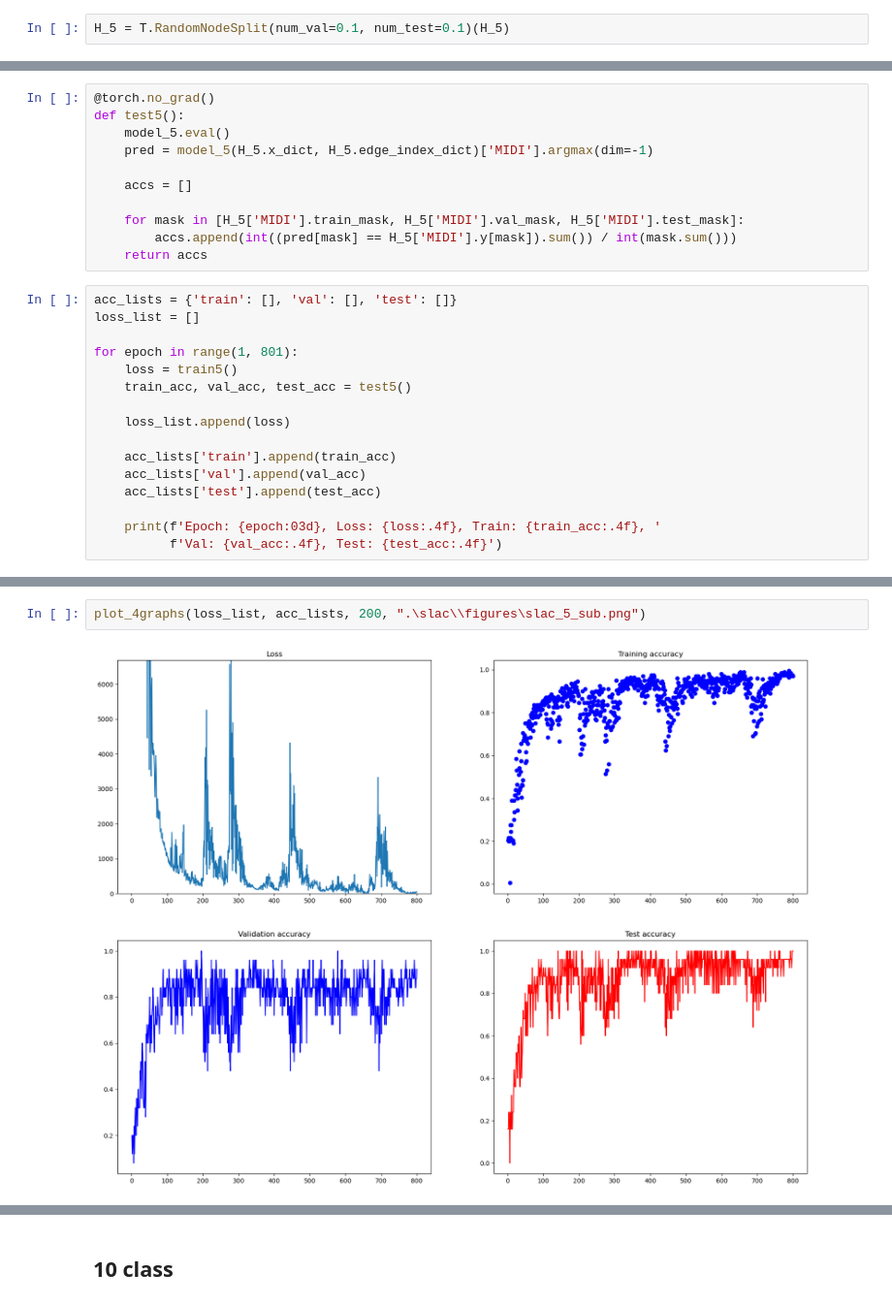
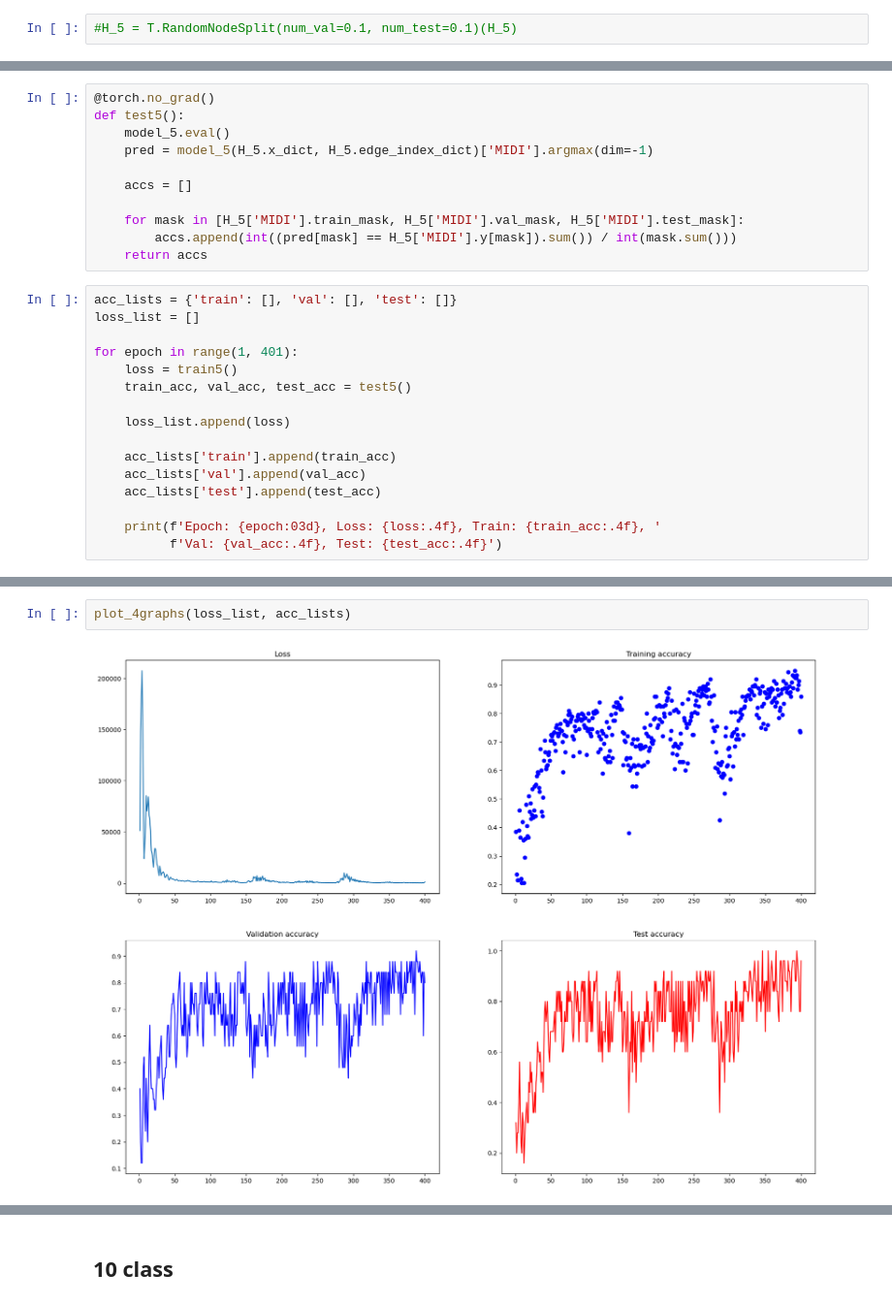
Before and after one commit to KottonP/midi2vec-master, a Jupyter notebook: Slac Hetero Graph.ipynb, the cells around one changed output, grey strips where cells are left out. Shown at 97% size. Drawn from its saved outputs; the diff is of its cells as text.

```diff
--- a/Slac Hetero Graph.ipynb
+++ b/Slac Hetero Graph.ipynb
@@ -176,7 +203,7 @@ HeteroData(
 # %%
 H_5 = T.ToUndirected()(H_5)
 # %%
-H_5 = T.RandomNodeSplit(num_val=0.1, num_test=0.1)(H_5)
+#H_5 = T.RandomNodeSplit(num_val=0.1, num_test=0.1)(H_5)
 # %%
 print(H_5)
 # %% [output]
@@ -289,7 +472,7 @@ def test5():
 acc_lists = {'train': [], 'val': [], 'test': []}
 loss_list = []
 
-for epoch in range(1, 801):
+for epoch in range(1, 401):
     loss = train5()
     train_acc, val_acc, test_acc = test5()
 
@@ -326,7 +509,7 @@ plot_graph(acc_lists, ".\slac\\figures\slac_5_tvt.png")
 # %%
-plot_4graphs(loss_list, acc_lists, 200, ".\slac\\figures\slac_5_sub.png")
+plot_4graphs(loss_list, acc_lists)
 # %% [output]
-[figure, old version]
+[figure, new version]
 # %%
 mask = H_5['MIDI'].test_mask
 
```
Also changed, not shown: parts of 25 cells of this notebook.
